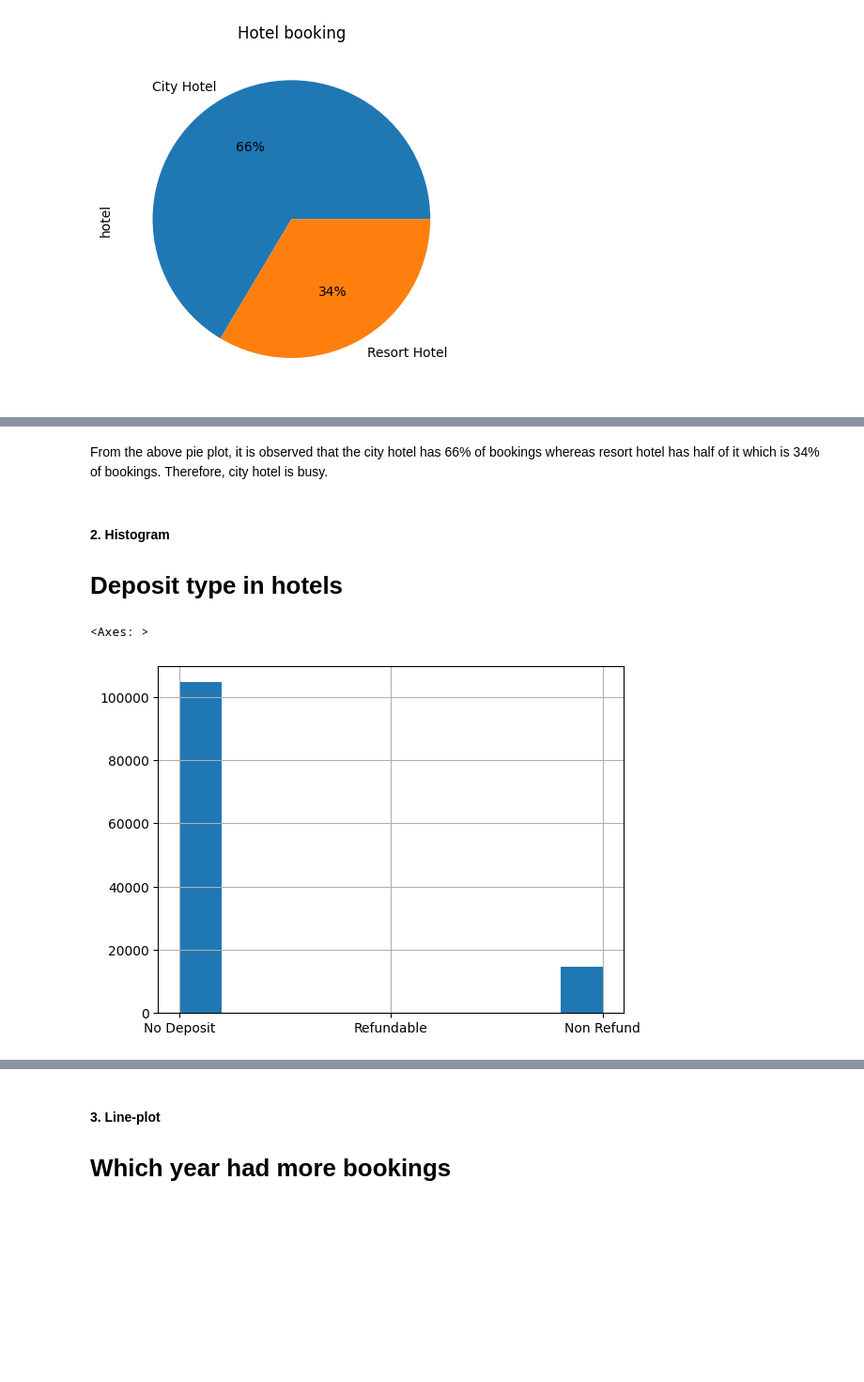
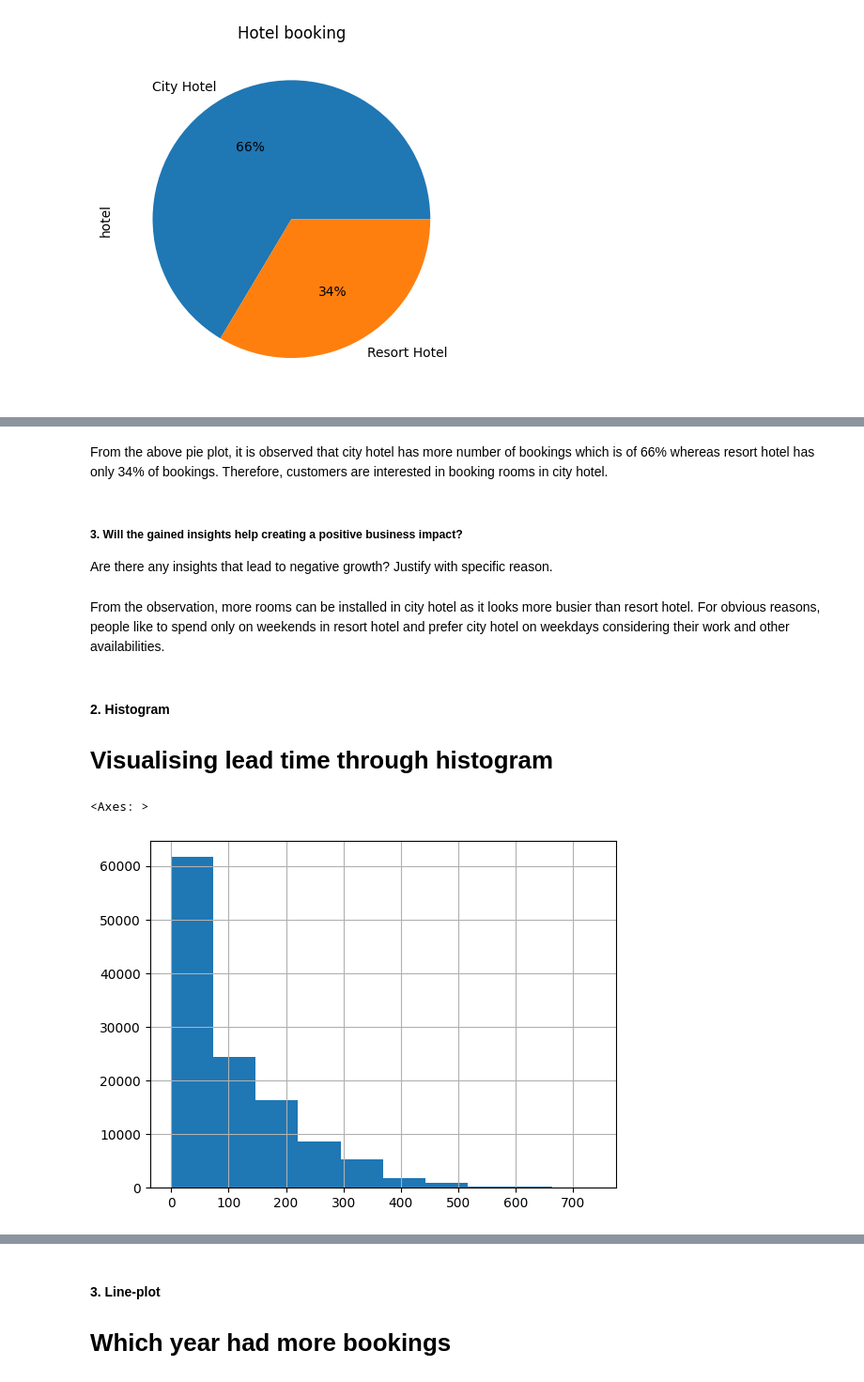
Before and after one commit to Lasya-1408/Almabetter-Hotel-booking-EDA, a Jupyter notebook: Hotel_Booking_EDA.ipynb, the cells around one changed output, grey strips where cells are left out. Shown at 94% size. Saved outputs shown, nothing was run; the diff lists cells and outputs as text; code cells hidden in the pictures; blank space fills up the shorter version.

```diff
--- a/Hotel_Booking_EDA.ipynb
+++ b/Hotel_Booking_EDA.ipynb
@@ -360,11 +361,16 @@ Text(0.5, 1.0, 'Hotel booking')
 # %% [markdown]
-From the above pie plot, it is observed that the city hotel has 66% of bookings whereas resort hotel has half of it which is 34% of bookings. Therefore, city hotel is busy.
+From the above pie plot, it is observed that city hotel has more number of bookings which is of 66% whereas resort hotel has only 34% of bookings. Therefore, customers are interested in booking rooms in city hotel.
-# %% [markdown]
-#### **2. Histogram**
-# Deposit type in hotels
+# %% [markdown]
+##### 3. Will the gained insights help creating a positive business impact?
+Are there any insights that lead to negative growth? Justify with specific reason.
+# %% [markdown]
+From the observation, more rooms can be installed in city hotel as it looks more busier than resort hotel. For obvious reasons, people like to spend only on weekends in resort hotel and prefer city hotel on weekdays considering their work and other availabilities.
+# %% [markdown]
+#### **2. Histogram**
+# Visualising lead time through histogram
 # %%
-a = df_new['deposit_type']
+a = df_new['lead_time']
 a.hist()
 # %% [output]
 <Axes: >
-[figure, old version]
+[figure, new version]
```
Also changed, not shown: parts of 58 cells of this notebook.
